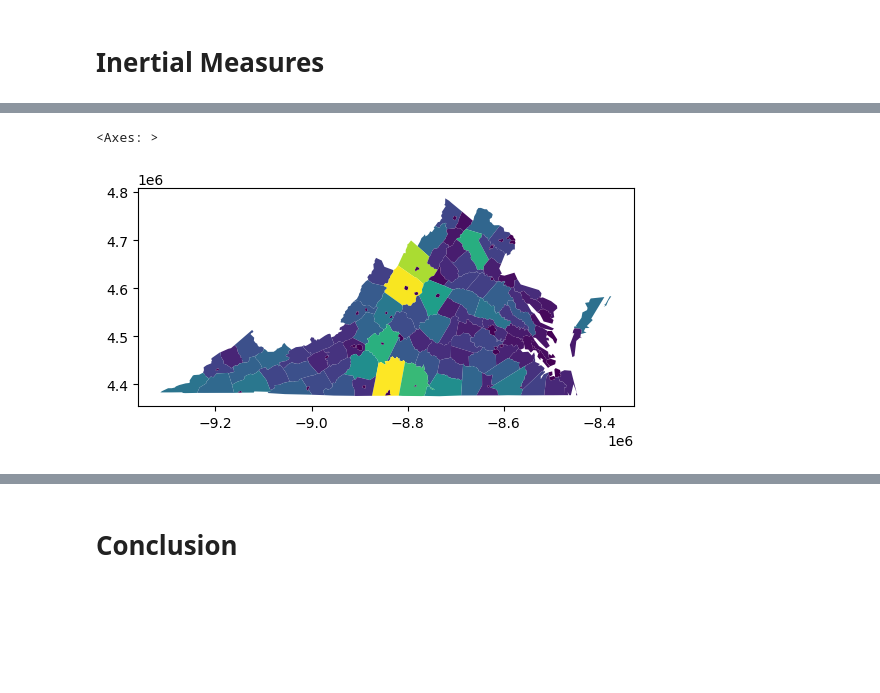
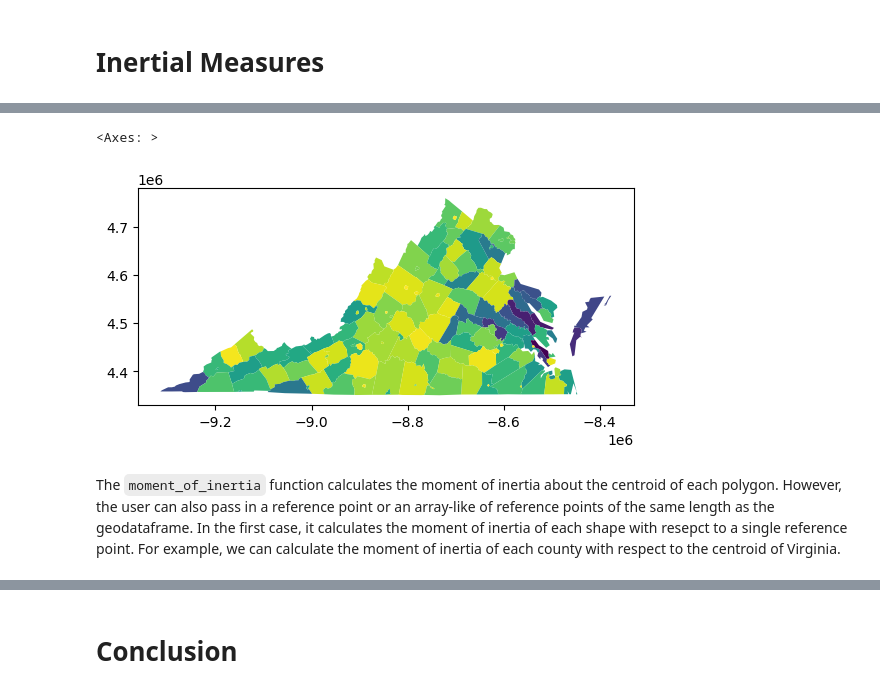
Before and after one commit to pysal/esda, a Jupyter notebook: notebooks/shape-measures.ipynb, the cells around one changed output, grey strips where cells are left out. Saved outputs shown, nothing was run; the diff lists cells and outputs as text; code cells hidden in the pictures; blank space fills up the shorter version.

Commit message:
Added moment of inertia demos (incomplete)

```diff
--- a/notebooks/shape-measures.ipynb
+++ b/notebooks/shape-measures.ipynb
@@ -12,7 +11,7 @@ import matplotlib.pyplot as plt
 
 from esda import shape
 # %%
-counties = geopandas.read_file(libpysal.examples.get_path("virginia.shp"))
+counties = gpd.read_file(libpysal.examples.get_path("virginia.shp"))
 # %% [markdown]
 Why Virginia? The Virginia counties include a mix of regular and irregular shapes due to the mountainous counties in the West. Two counties are multipolygons, which impacts some shape measures. Finally, many of the counties have holes, because they surround "independent cities", which are county equivalents in Virginia. You can see this in the map below.
 # %%
@@ -37,7 +36,7 @@ First, what *is* an appropriate projection to use? You should use a conformal pr
 
 Let's reproject the virginia counties to World Mercator.
 # %%
-counties.to_crs(epsg=3857, inplace=True)
+counties.to_crs(epsg=3395, inplace=True)
 counties.plot()
 plt.title("Virginia Counties")
 # %% [output]
@@ -208,5 +240,7 @@ Second moment of area
 # %%
-counties.plot(shape.moment_of_inertia(counties))
+counties.plot(shape.moment_of_inertia(counties, normalize=True))
 # %% [output]
 <Axes: >
-[figure, old version]
+[figure, new version]
+# %% [markdown]
+The `moment_of_inertia` function calculates the moment of inertia about the centroid of each polygon. However, the user can also pass in a reference point or an array-like of reference points of the same length as the geodataframe. In the first case, it calculates the moment of inertia of each shape with resepct to a single reference point. For example, we can calculate the moment of inertia of each county with respect to the centroid of Virginia.
```
Also changed, not shown: parts of 30 cells of this notebook.
